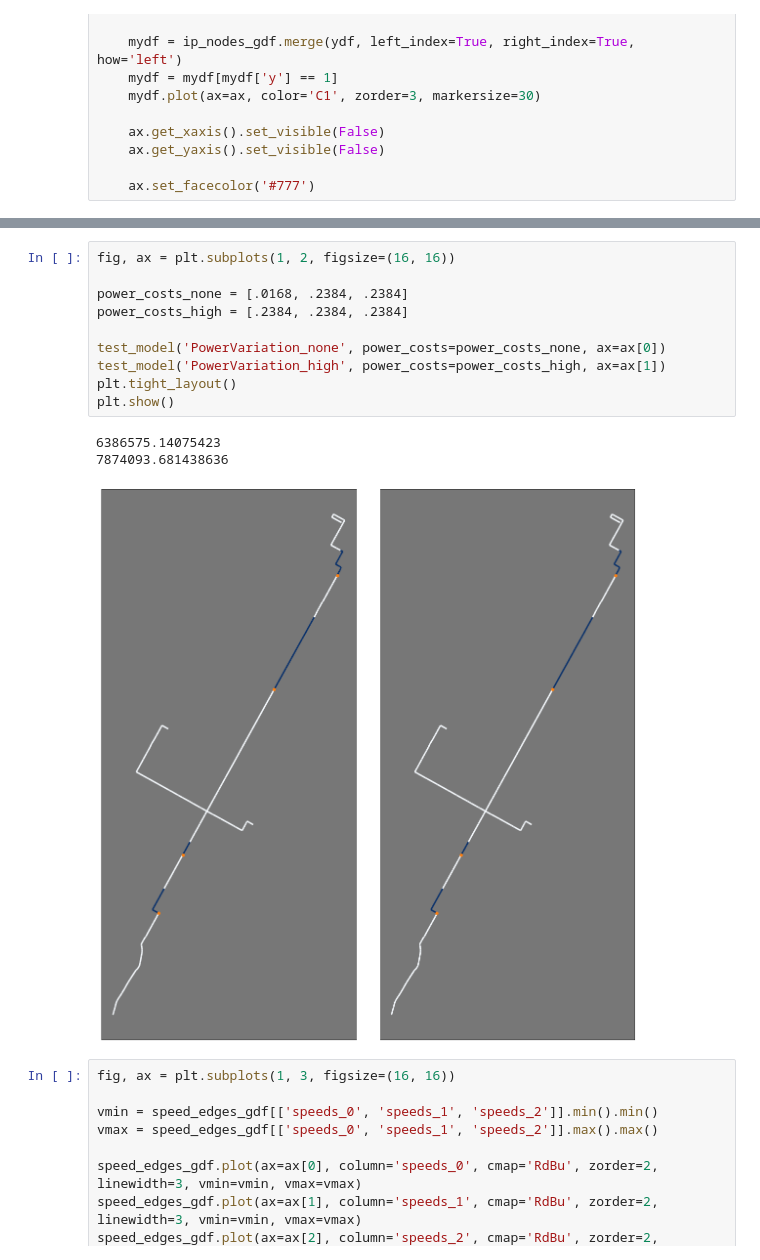
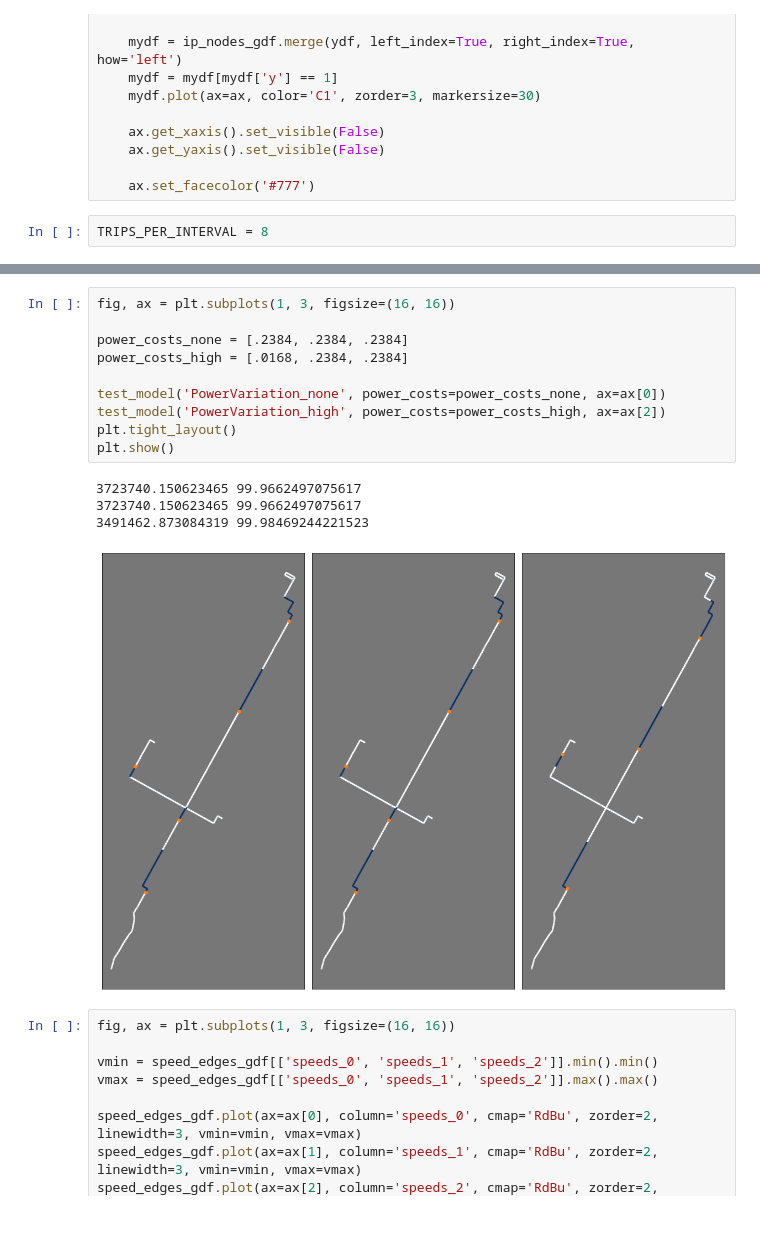
Before and after one commit to cpcarey/nyu-cusp-mlc-bus, a Jupyter notebook: src/notebooks/0201_create_ip_real_numbers.ipynb, the cells around one changed output, grey strips where cells are left out. Saved outputs shown, nothing was run; the diff lists cells and outputs as text; blank space fills up the shorter version.

Commit message:
Minor variations.

```diff
--- a/src/notebooks/0201_create_ip_real_numbers.ipynb
+++ b/src/notebooks/0201_create_ip_real_numbers.ipynb
@@ -333,3 +291,5 @@ def plot_results(xdf, ydf, ax):
     ax.get_yaxis().set_visible(False)
 
     ax.set_facecolor('#777')
+# %%
+TRIPS_PER_INTERVAL = 8
@@ -344,17 +353,18 @@ def test_model(name, power_costs=power_costs, node_transmitter_cost=NODE_TRANSMI
 # %%
-fig, ax = plt.subplots(1, 2, figsize=(16, 16))
+fig, ax = plt.subplots(1, 3, figsize=(16, 16))
 
-power_costs_none = [.0168, .2384, .2384]
-power_costs_high = [.2384, .2384, .2384]
+power_costs_none = [.2384, .2384, .2384]
+power_costs_high = [.0168, .2384, .2384]
 
 test_model('PowerVariation_none', power_costs=power_costs_none, ax=ax[0])
-test_model('PowerVariation_high', power_costs=power_costs_high, ax=ax[1])
+test_model('PowerVariation_high', power_costs=power_costs_high, ax=ax[2])
 plt.tight_layout()
 plt.show()
 # %% [output]
-6386575.14075423
-7874093.681438636
+3723740.150623465 99.9662497075617
+3723740.150623465 99.9662497075617
+3491462.873084319 99.98469244221523
-[figure, old version]
+[figure, new version]
 # %%
 fig, ax = plt.subplots(1, 3, figsize=(16, 16))
 
```
Also changed, not shown: parts of 4 cells of this notebook.
